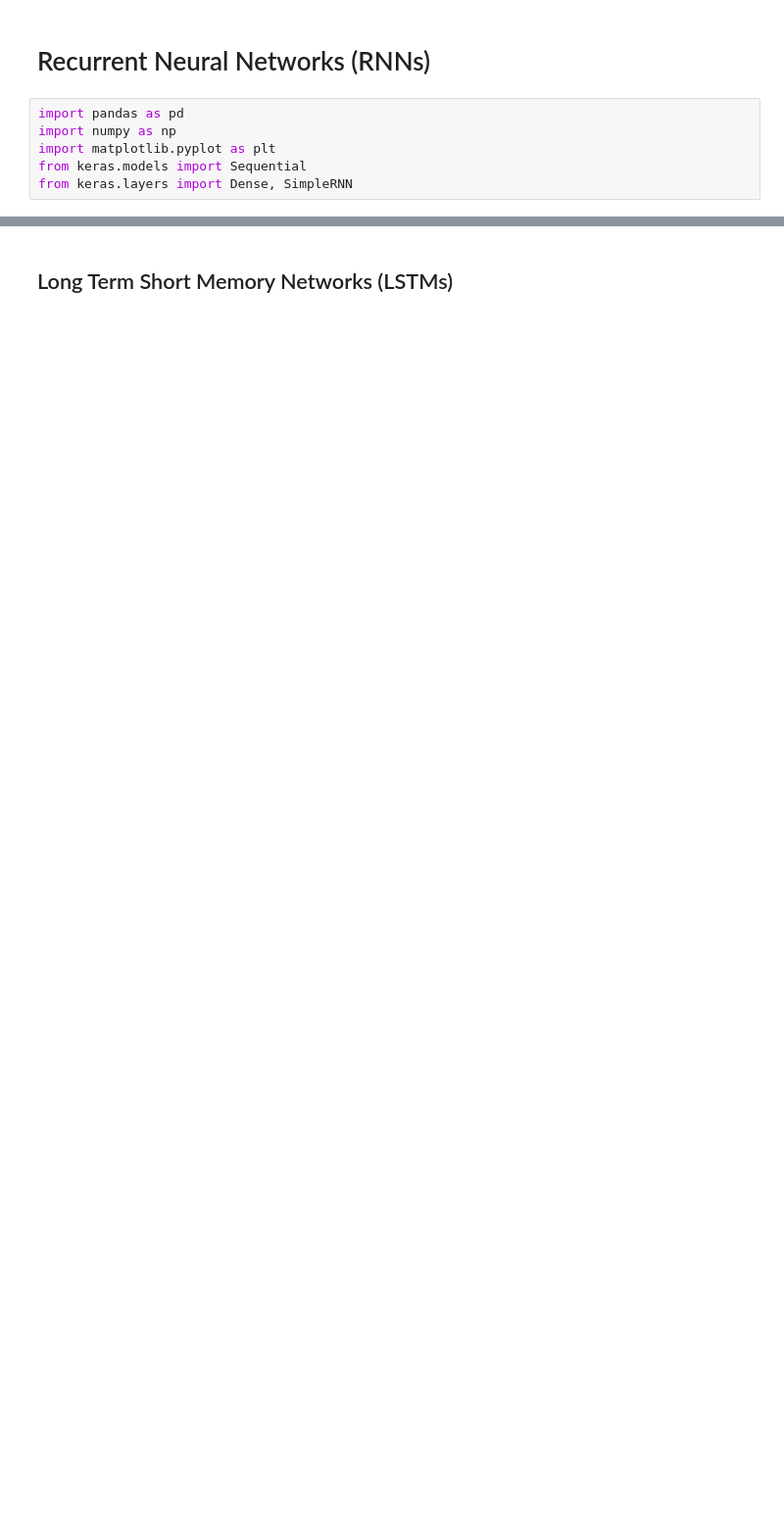
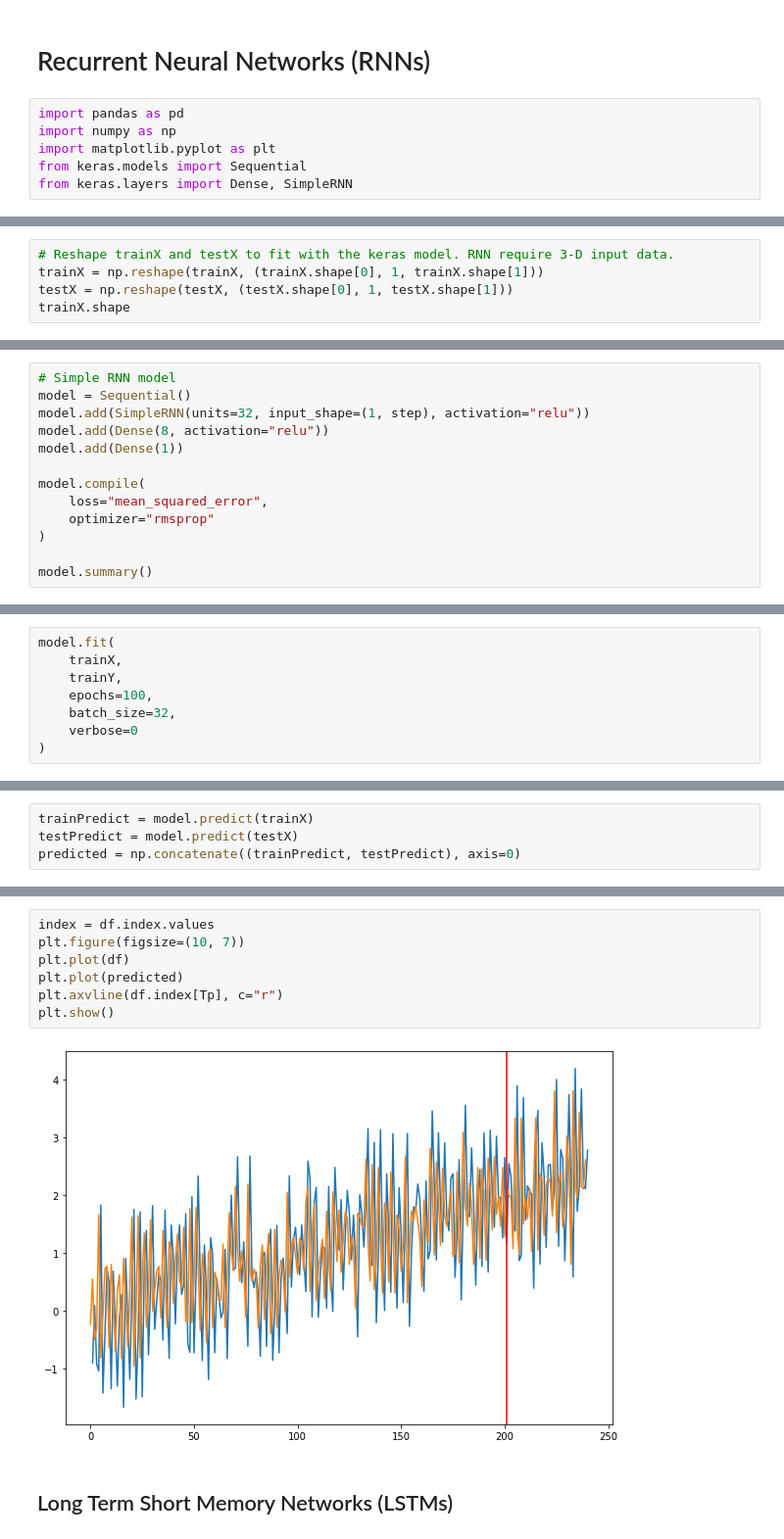
Before and after one commit to gvtsch/Recurrent_Neural_Networks, a Jupyter notebook: Time_series.ipynb, the cells around one changed output, grey strips where cells are left out. Shown: that part at 98% size. Cells and saved outputs as stored; diff of their text form; blank space fills up the shorter version.

```diff
--- a/Time_series.ipynb
+++ b/Time_series.ipynb
@@ -10,0 +88,5 @@ from keras.layers import Dense, SimpleRNN
+# %%
+# Reshape trainX and testX to fit with the keras model. RNN require 3-D input data.
+trainX = np.reshape(trainX, (trainX.shape[0], 1, trainX.shape[1]))
+testX = np.reshape(testX, (testX.shape[0], 1, testX.shape[1]))
+trainX.shape
@@ -10,0 +97,13 @@ from keras.layers import Dense, SimpleRNN
+# %%
+# Simple RNN model
+model = Sequential()
+model.add(SimpleRNN(units=32, input_shape=(1, step), activation="relu"))
+model.add(Dense(8, activation="relu"))
+model.add(Dense(1))
+
+model.compile(
+    loss="mean_squared_error",
+    optimizer="rmsprop"
+)
+
+model.summary()
@@ -10,0 +128,8 @@ from keras.layers import Dense, SimpleRNN
+# %%
+model.fit(
+    trainX,
+    trainY,
+    epochs=100,
+    batch_size=32,
+    verbose=0
+)
@@ -10,0 +138,4 @@ from keras.layers import Dense, SimpleRNN
+# %%
+trainPredict = model.predict(trainX)
+testPredict = model.predict(testX)
+predicted = np.concatenate((trainPredict, testPredict), axis=0)
@@ -11,2 +149,11 @@ from keras.layers import Dense, SimpleRNN
+# %%
+index = df.index.values
+plt.figure(figsize=(10, 7))
+plt.plot(df)
+plt.plot(predicted)
+plt.axvline(df.index[Tp], c="r")
+plt.show()
+# %% [output]
+[figure, added]
 # %% [markdown]
 ## Long Term Short Memory Networks (LSTMs)
```
Also changed, not shown: parts of 36 cells of this notebook.
